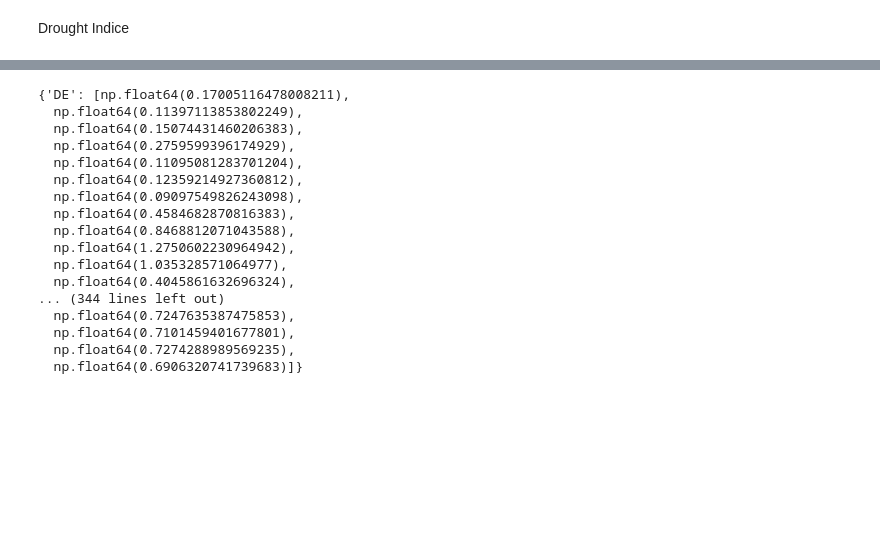
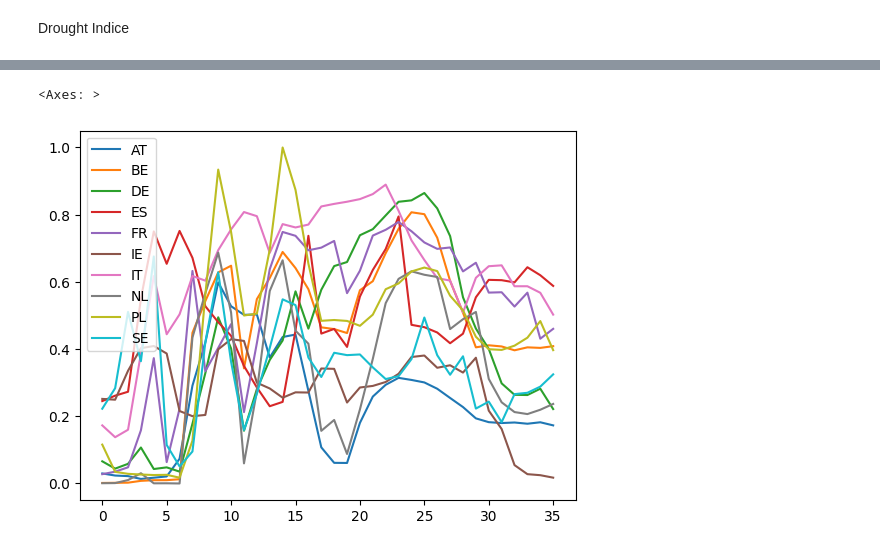
Before and after one commit to jonasschiller/IntensityLib, a Jupyter notebook: Rainfall.ipynb, the cells around one changed output, grey strips where cells are left out. Saved outputs shown, nothing was run; the diff lists cells and outputs as text; code cells hidden in the pictures; blank space fills up the shorter version.

```diff
--- a/Rainfall.ipynb
+++ b/Rainfall.ipynb
@@ -64,4 +98,8 @@ for country in tqdm(datacenter_loc.keys()):
 
     risk.loc[:,country] = risk_country
 # %%
-yearly_precip_df = pd.DataFrame(np.array(yearly_precip.values()).reshape(1,10), index=[2022], columns=list(yearly_precip.keys()))
+yearly_precip_df = pd.DataFrame(np.array(list(yearly_precip.values())).reshape(1,10), index=[2022], columns=list(yearly_precip.keys()))
+yearly_precip_df=yearly_precip_df.max().max()/yearly_precip_df
+# Use the average precip for a year to scale the drought risk
+risk = risk * yearly_precip_df.iloc[0]
+risk = risk/risk.max().max()
@@ -84,3 +105,0 @@ yearly_precip_df
-# %%
-# Use the average precip for a year to scale the drought risk
-risk = risk * yearly_precip
@@ -105,20 +106,5 @@ risk = risk * yearly_precip
 # %%
-risk
+risk.loc[:,:].plot()
 # %% [output]
-{'DE': [np.float64(0.17005116478008211),
-  np.float64(0.11397113853802249),
-  np.float64(0.15074431460206383),
-  np.float64(0.2759599396174929),
-  np.float64(0.11095081283701204),
-  np.float64(0.12359214927360812),
-  np.float64(0.09097549826243098),
-  np.float64(0.4584682870816383),
-  np.float64(0.8468812071043588),
-  np.float64(1.2750602230964942),
-  np.float64(1.035328571064977),
-  np.float64(0.4045861632696324),
-... (344 lines left out)
-  np.float64(0.7247635387475853),
-  np.float64(0.7101459401677801),
-  np.float64(0.7274288989569235),
-  np.float64(0.6906320741739683)]}
+<Axes: >
+[figure, added]
```
Also changed, not shown: parts of 8 cells of this notebook, 17 other files.
